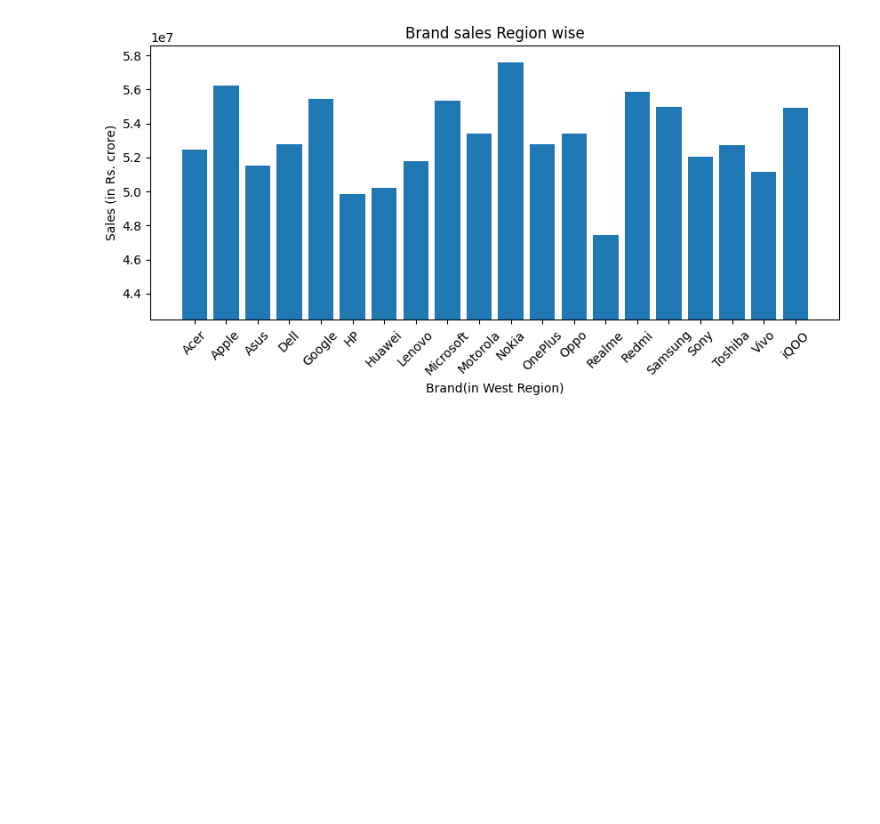
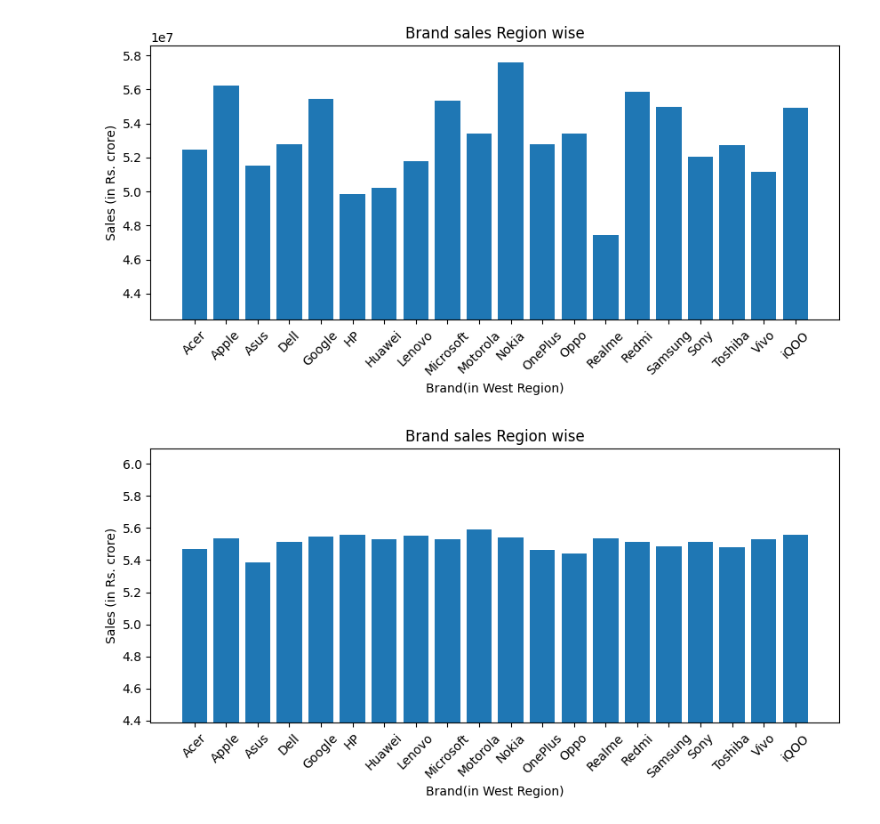
Before and after one commit to Samarthcreator/Data-Analytic-Project, a Jupyter notebook: Mobile_sales_Analysis.ipynb, the cells around one changed output. Saved outputs shown, nothing was run; the diff lists cells and outputs as text; code cells hidden in the pictures; blank space fills up the shorter version.

```diff
--- a/Mobile_sales_Analysis.ipynb
+++ b/Mobile_sales_Analysis.ipynb
@@ -354,0 +351,12 @@ Is there a price difference between products with different RAM/ROM combinations
+# %%
+temp=df.groupby(["Brand"])["Quantity Sold"].mean()
+plt.figure(figsize=(10,4))
+plt.title("Brand sales Region wise")
+plt.bar(temp.index,temp.values)
+plt.ylim(min(temp.values)-1,max(temp.values)+0.5)
+plt.xticks(rotation=45)
+plt.xlabel(f"Brand(in {i} Region)")
+plt.ylabel("Sales (in Rs. crore)")
+plt.show()
+# %% [output]
+[figure, added]
```
Also changed, not shown: parts of 10 cells of this notebook.
